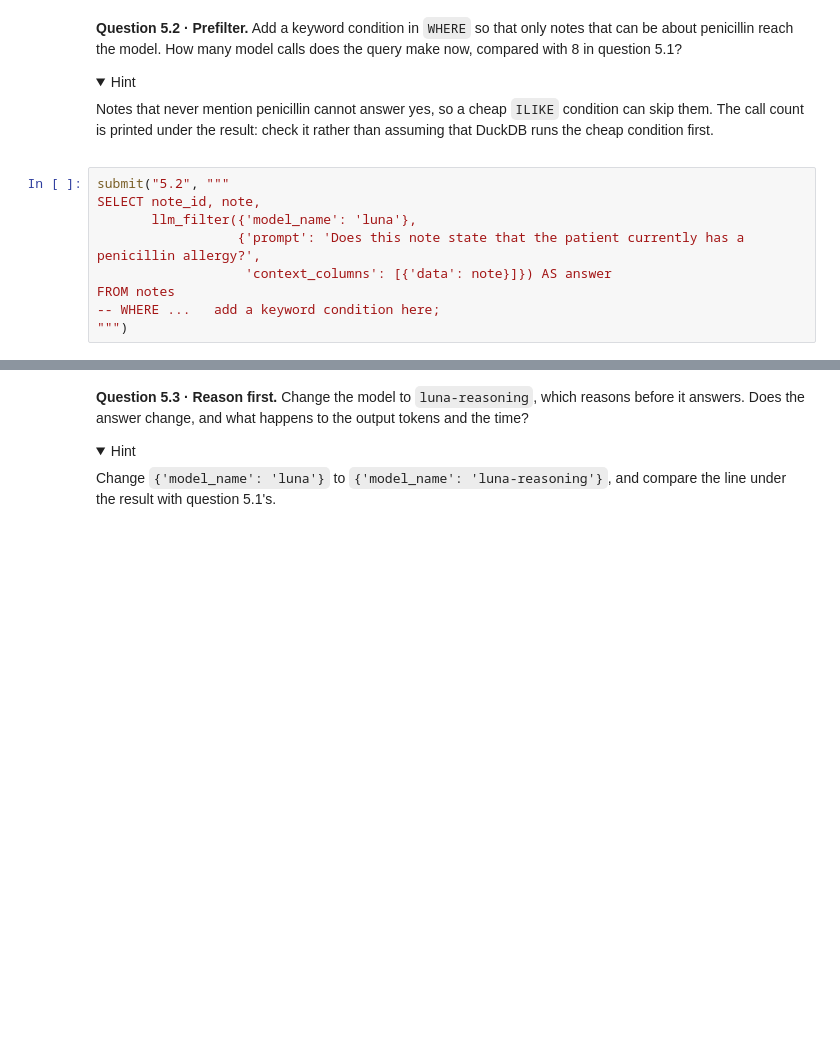
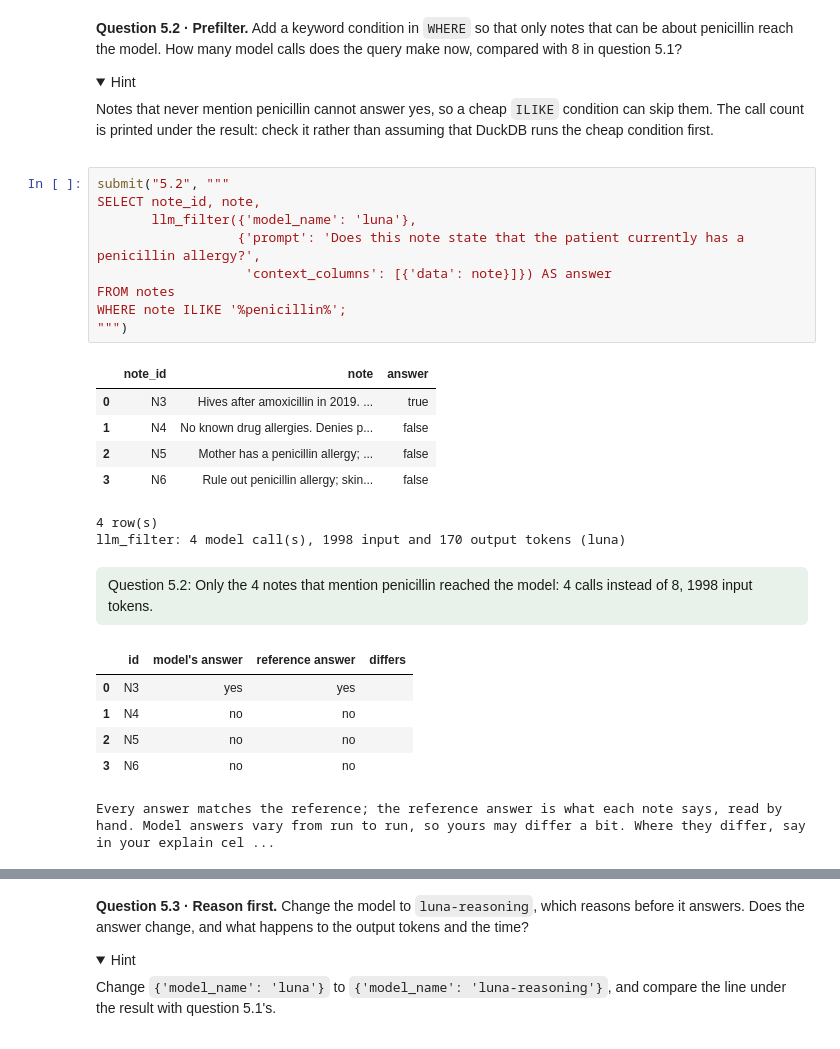
Before and after one commit to Markholmezza/p8105_hw1_zz3593, a Jupyter notebook: public/weeks/05-exercise.ipynb, the cells around one changed output, grey strips where cells are left out. Saved outputs shown, nothing was run; the diff lists cells and outputs as text; folded sections open; blank space fills up the shorter version.

```diff
--- a/public/weeks/05-exercise.ipynb
+++ b/public/weeks/05-exercise.ipynb
@@ -1396,11 +1434,26 @@ Notes that never mention penicillin cannot answer yes, so a cheap `ILIKE` condit
 # %%
 submit("5.2", """
 SELECT note_id, note,
        llm_filter({'model_name': 'luna'},
                   {'prompt': 'Does this note state that the patient currently has a penicillin allergy?',
                    'context_columns': [{'data': note}]}) AS answer
 FROM notes
--- WHERE ...   add a keyword condition here;
+WHERE note ILIKE '%penicillin%';
 """)
+# %% [output]
+|  | note_id | note | answer |
+| 0 | N3 | Hives after amoxicillin in 2019. ... | true |
+| 1 | N4 | No known drug allergies. Denies p... | false |
+| 2 | N5 | Mother has a penicillin allergy; ... | false |
+| 3 | N6 | Rule out penicillin allergy; skin... | false |
+4 row(s)
+llm_filter: 4 model call(s), 1998 input and 170 output tokens (luna)
+Question 5.2: Only the 4 notes that mention penicillin reached the model: 4 calls instead of 8, 1998 input tokens.
+|  | id | model's answer | reference answer | differs |
+| 0 | N3 | yes | yes |  |
+| 1 | N4 | no | no |  |
+| 2 | N5 | no | no |  |
+| 3 | N6 | no | no |  |
+Every answer matches the reference; the reference answer is what each note says, read by hand. Model answers vary from run to run, so yours may differ a bit. Where they differ, say in your explain cel ...
 # %%
 explain("5.2", """
```
Also changed, not shown: parts of 24 cells of this notebook.
